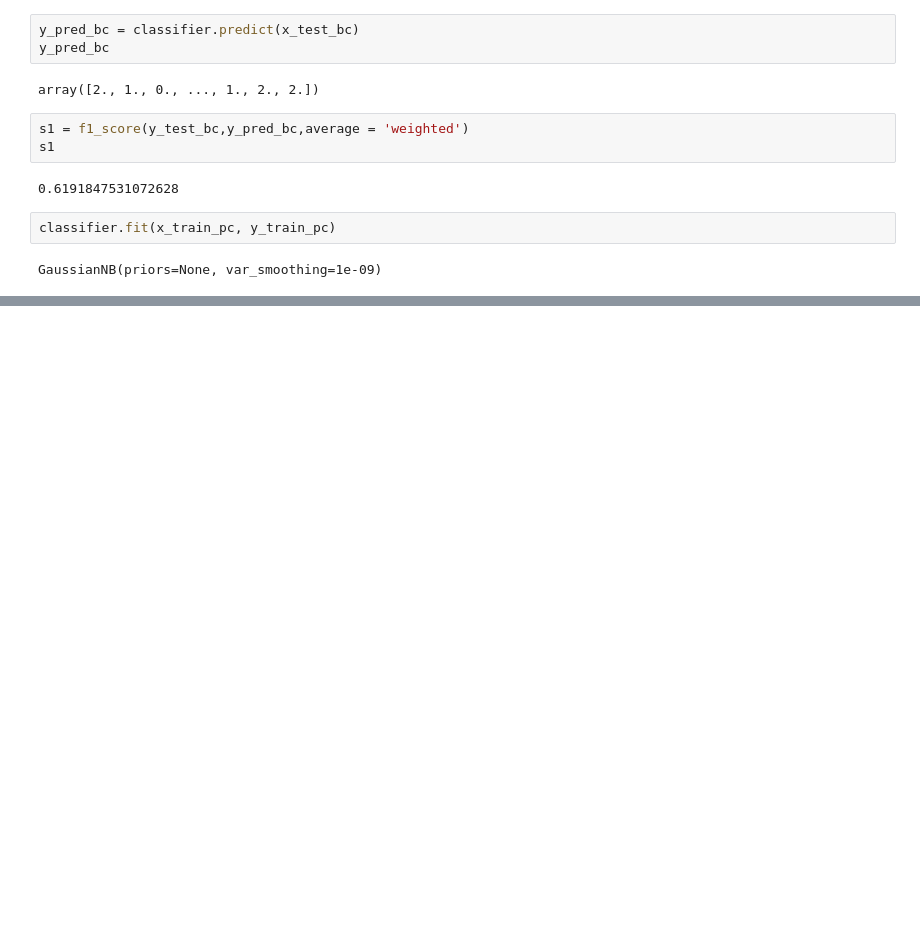
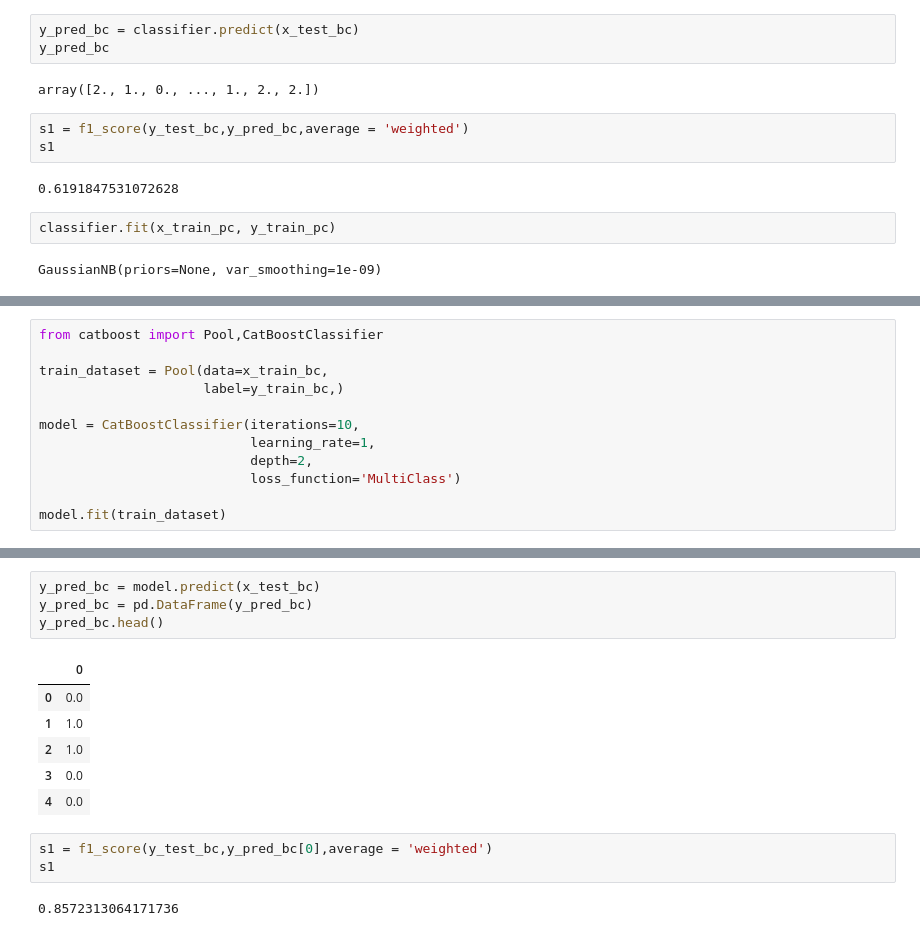
Before and after one commit to YogeshUpdhyay/HackerEarth-AdoptaBuddy, a Jupyter notebook: Individual-Target.ipynb, the cells around one changed output, grey strips where cells are left out. Cells and saved outputs as stored; diff of their text form; blank space fills up the shorter version.

Commit message:
Catboost Classifier implemented

```diff
--- a/Individual-Target.ipynb
+++ b/Individual-Target.ipynb
@@ -337,0 +344,12 @@ score
+# %%
+from catboost import Pool,CatBoostClassifier
+
+train_dataset = Pool(data=x_train_bc,
+                     label=y_train_bc,)
+
+model = CatBoostClassifier(iterations=10,
+                           learning_rate=1,
+                           depth=2,
+                           loss_function='MultiClass')
+
+model.fit(train_dataset)
@@ -337,0 +368,16 @@ score
+# %%
+y_pred_bc = model.predict(x_test_bc)
+y_pred_bc = pd.DataFrame(y_pred_bc)
+y_pred_bc.head()
+# %% [output]
+|  | 0 |
+| 0 | 0.0 |
+| 1 | 1.0 |
+| 2 | 1.0 |
+| 3 | 0.0 |
+| 4 | 0.0 |
+# %%
+s1 = f1_score(y_test_bc,y_pred_bc[0],average = 'weighted')
+s1
+# %% [output]
+0.8572313064171736
```
Also changed, not shown: parts of 15 cells of this notebook, 4 other files.
